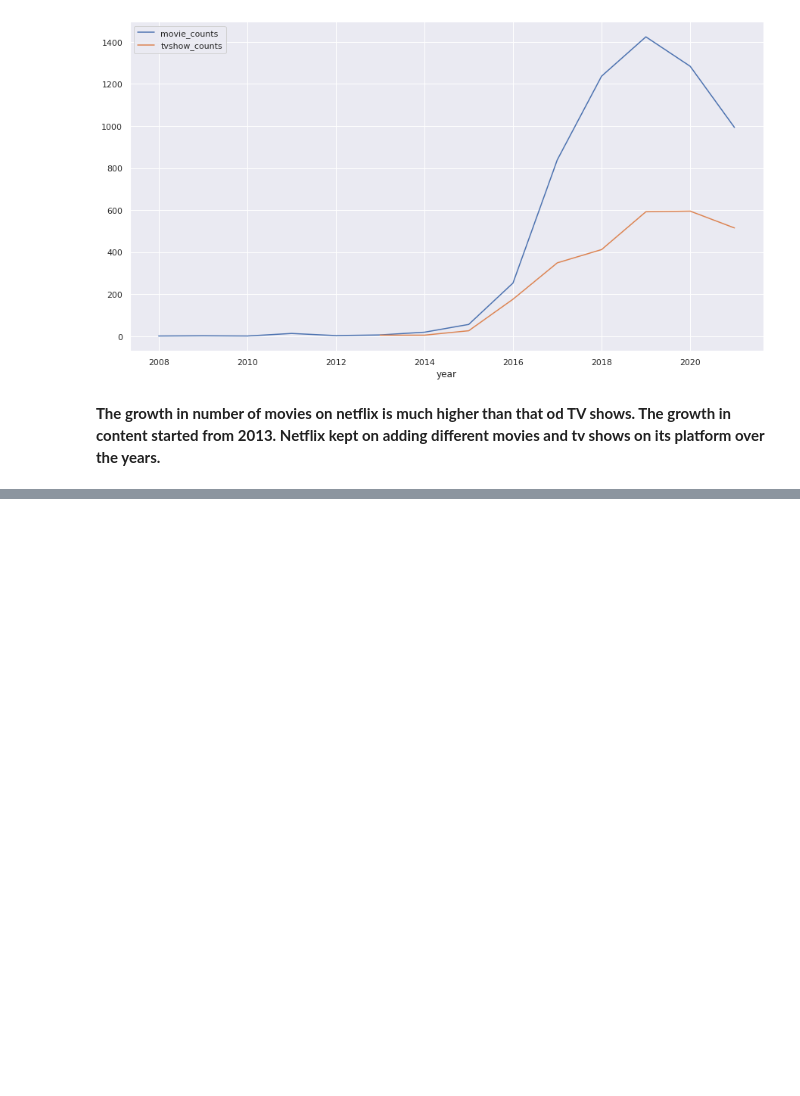
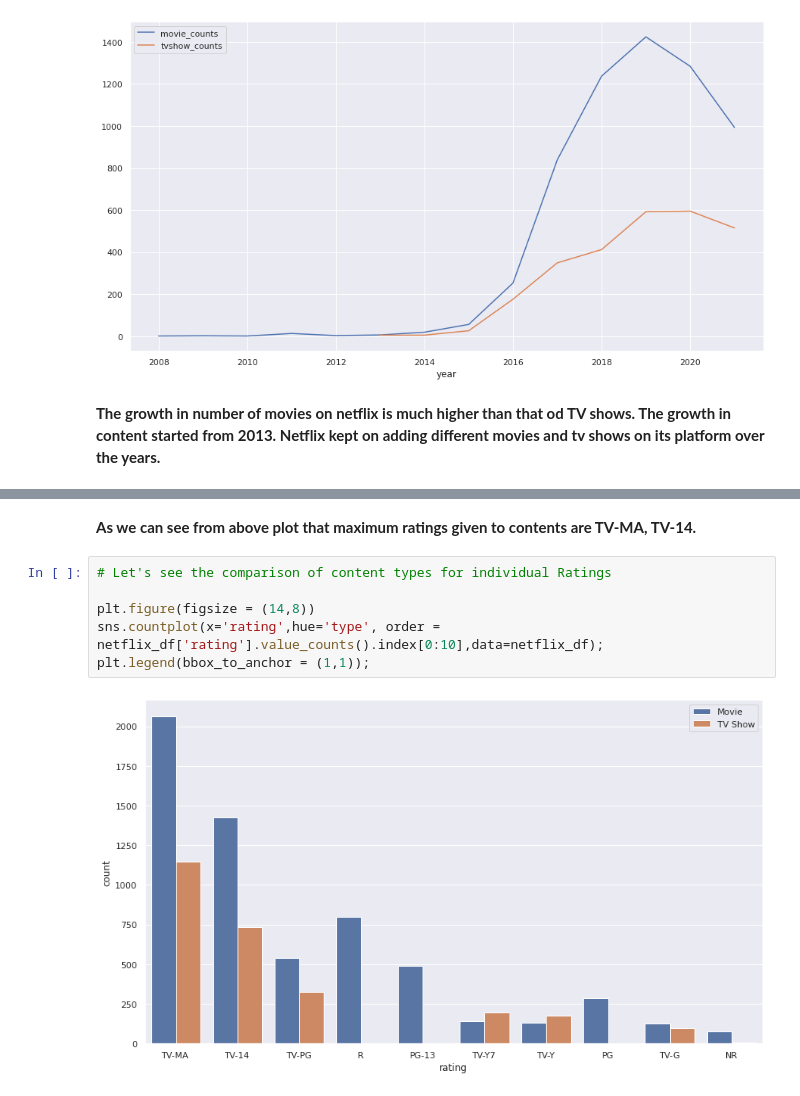
Before and after one commit to Kousikdutta1/Netflix-Shows-and-Movies-Dataset-Analysis, a Jupyter notebook: Netflix_Data_Analysis.ipynb, the cells around one changed output, grey strips where cells are left out. Saved outputs shown, nothing was run; the diff lists cells and outputs as text; blank space fills up the shorter version.

```diff
--- a/Netflix_Data_Analysis.ipynb
+++ b/Netflix_Data_Analysis.ipynb
@@ -696,0 +708,10 @@ merged_dataset.plot(x="year", y=['movie_counts',	'tvshow_counts'], kind="line",
+# %% [markdown]
+**As we can see from above plot that maximum ratings given to contents are TV-MA, TV-14.**
+# %%
+# Let's see the comparison of content types for individual Ratings
+
+plt.figure(figsize = (14,8))
+sns.countplot(x='rating',hue='type', order = netflix_df['rating'].value_counts().index[0:10],data=netflix_df);
+plt.legend(bbox_to_anchor = (1,1));
+# %% [output]
+[figure, added]
```
Also changed, not shown: parts of 12 cells of this notebook.
